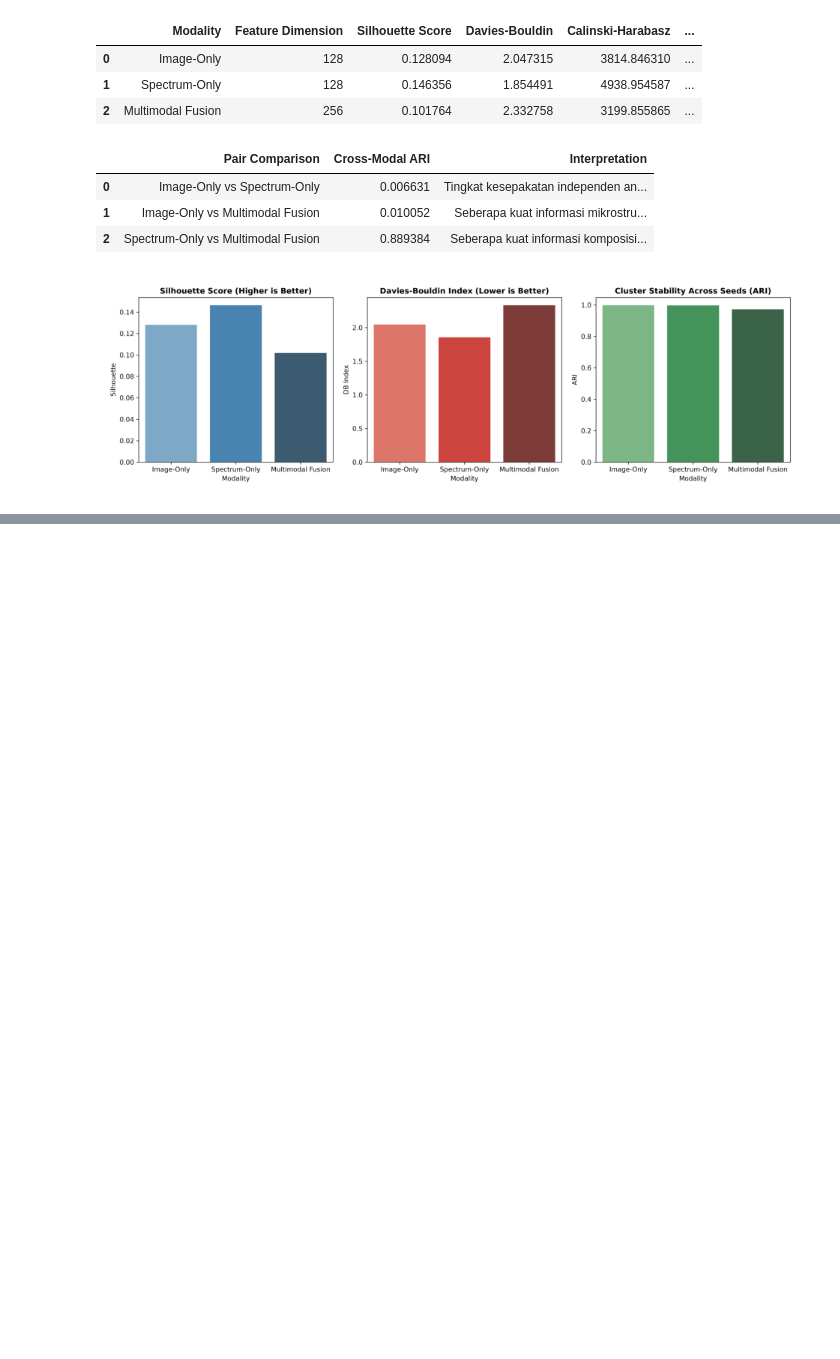
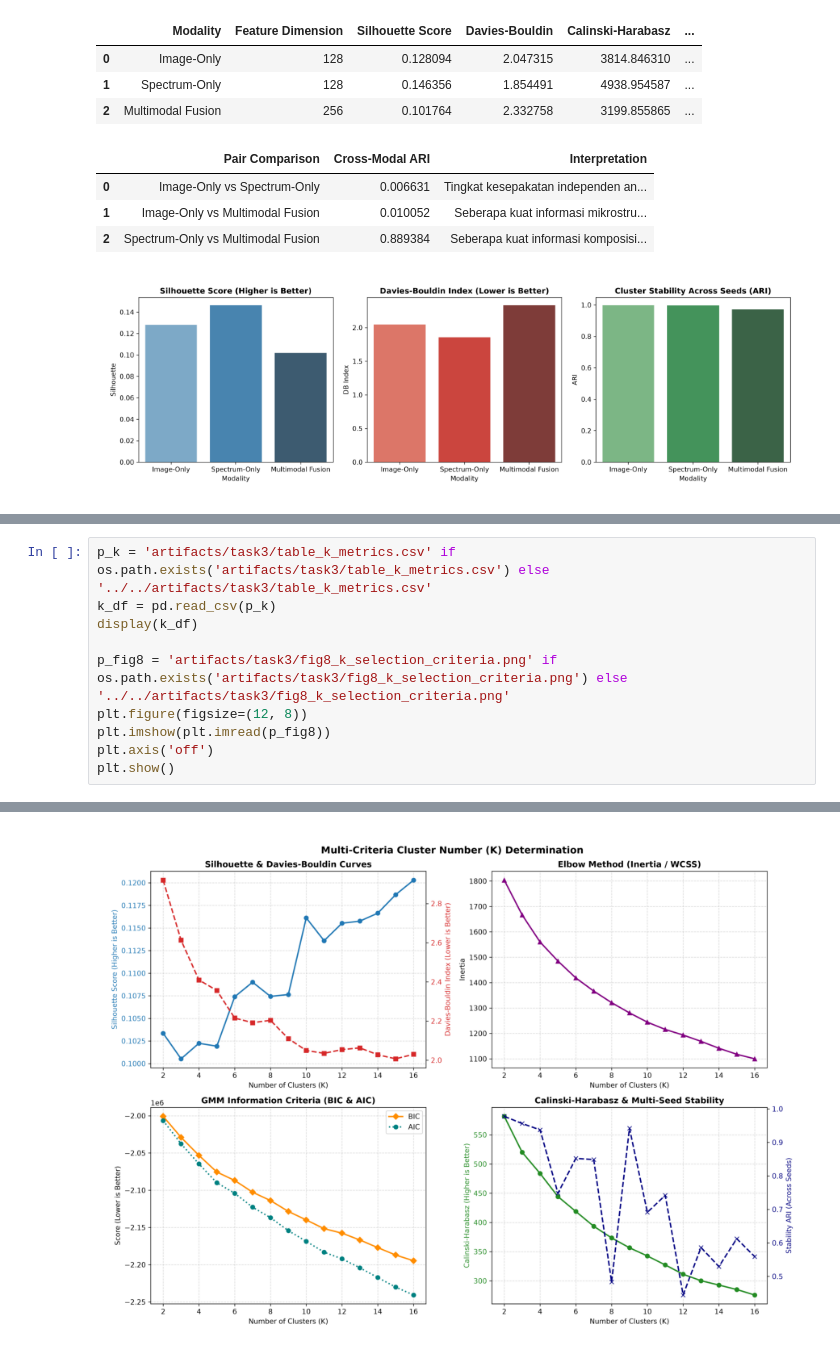
Before and after one commit to alifnaufalcs/UTS-Deep-Learning, a Jupyter notebook: kode/03_clustering.ipynb, the cells around one changed output, grey strips where cells are left out. Saved outputs shown, nothing was run; the diff lists cells and outputs as text; blank space fills up the shorter version.

```diff
--- a/kode/03_clustering.ipynb
+++ b/kode/03_clustering.ipynb
@@ -160,0 +194,11 @@ Pada tahap a s.d. c, pipeline telah berhasil:
+# %%
+p_k = 'artifacts/task3/table_k_metrics.csv' if os.path.exists('artifacts/task3/table_k_metrics.csv') else '../../artifacts/task3/table_k_metrics.csv'
+k_df = pd.read_csv(p_k)
+display(k_df)
+
+p_fig8 = 'artifacts/task3/fig8_k_selection_criteria.png' if os.path.exists('artifacts/task3/fig8_k_selection_criteria.png') else '../../artifacts/task3/fig8_k_selection_criteria.png'
+plt.figure(figsize=(12, 8))
+plt.imshow(plt.imread(p_fig8))
+plt.axis('off')
+plt.show()
+# %% [output]
@@ -160,0 +221 @@ Pada tahap a s.d. c, pipeline telah berhasil:
+[figure, added]
```
Also changed, not shown: parts of 14 cells of this notebook, 2 other files.
